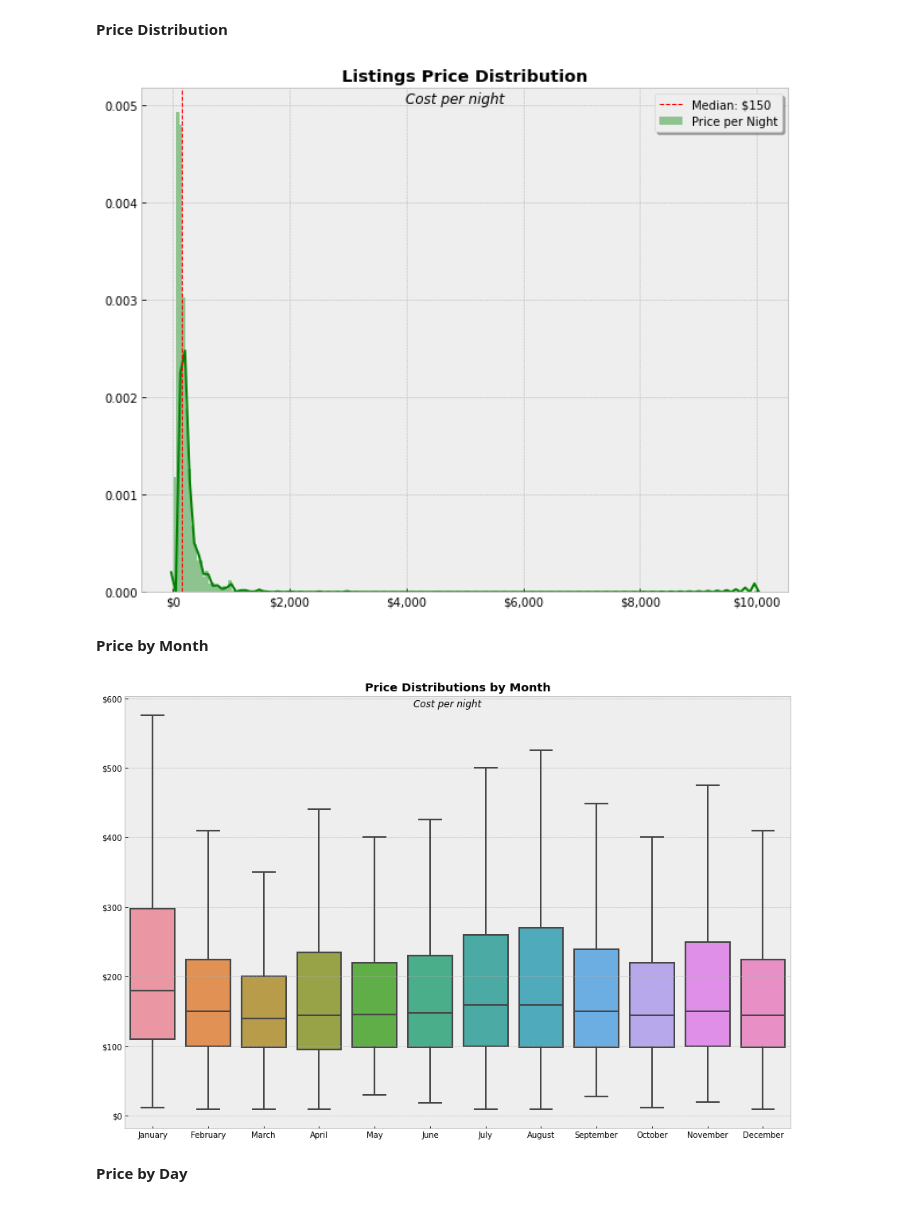
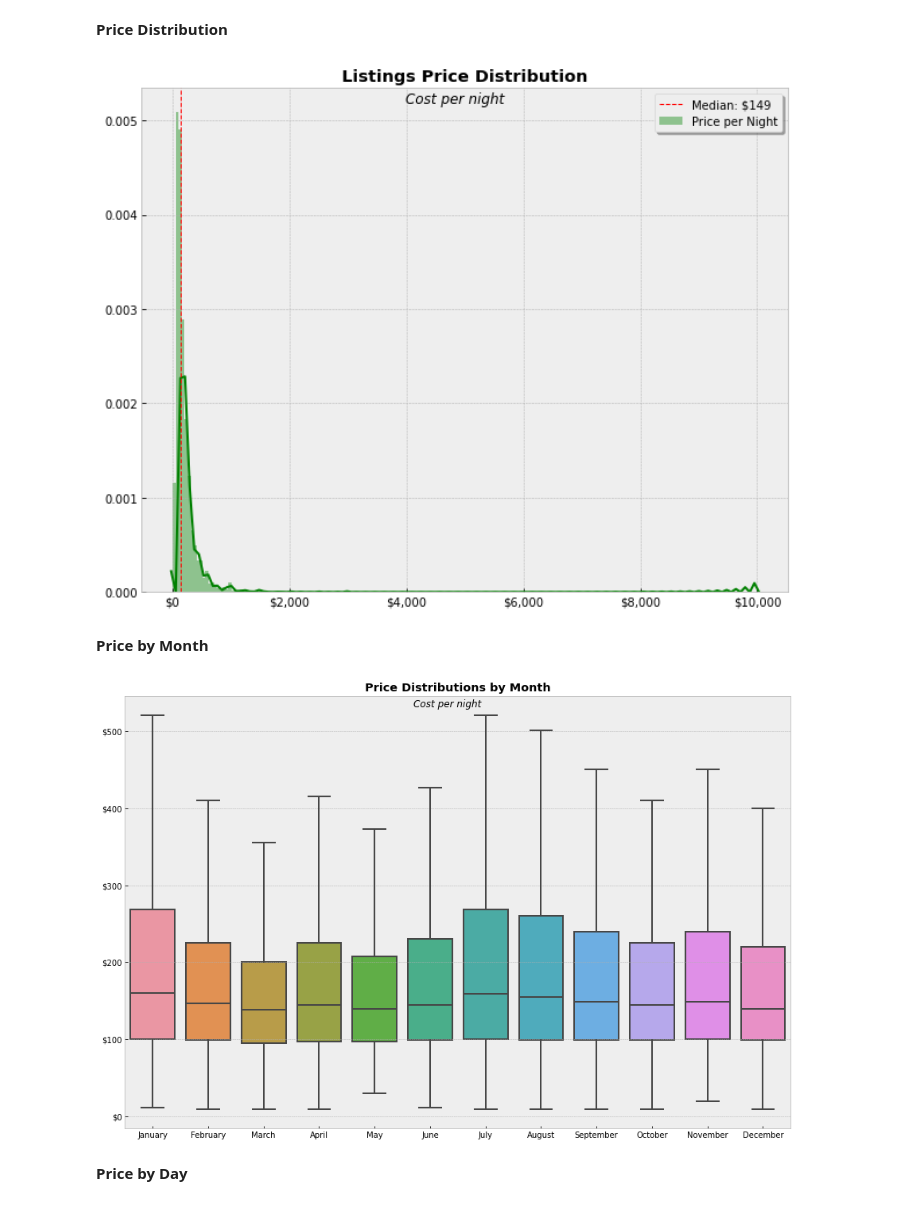
Before and after one commit to KishenSharma6/SF_Airbnb_Rental_Market_Analysis, a Jupyter notebook: Project_Codes/03_Processing/2020_0530_Listings_ML_Preprocessing.ipynb, the cells around one changed output. Cells and saved outputs as stored; diff of their text form; code cells hidden in the pictures.

```diff
--- a/Project_Codes/03_Processing/2020_0530_Listings_ML_Preprocessing.ipynb
+++ b/Project_Codes/03_Processing/2020_0530_Listings_ML_Preprocessing.ipynb
@@ -20,7 +20,7 @@ pd.set_option('display.max_colwidth', 200)
 plt.style.use('ggplot')
 
 #Set path to visuals from EDA
-visualizations = r'C:\Users\kishe\Documents\Data Science\Projects\Python Projects\In Progress\Airbnb - San Francisco Listings Analysis\Visualizations\Listings EDA/'
+visualizations = r'C:\Users\kishe\Documents\Data Science\Projects\Python Projects\In Progress\Airbnb - San Francisco Listings Analysis\Visualizations\Exploratory_Data_Analysis'
 # %% [markdown]
 **Read in data**
 # %%
@@ -51,15 +51,15 @@ Data shape: (88890, 48)
 from IPython.display import Image
 from IPython.core.display import HTML
 
-Image(filename= visualizations +  'price_hist.png', width=700, height=400)
+Image(filename= visualizations +  '/price_hist.png', width=700, height=400)
 # %% [output]
-[figure, old version]
+[figure, new version]
 # %% [markdown]
 **Price by Month**
 # %%
-Image(filename= visualizations +  'month_price_box.png', width=700, height=400)
+Image(filename= visualizations +  '/month_price_box.png', width=700, height=400)
 # %% [output]
-[figure, old version]
+[figure, new version]
 # %% [markdown]
 **Price by Day**
 # %%
```
Also changed, not shown: parts of 13 cells of this notebook, 2 other files.
